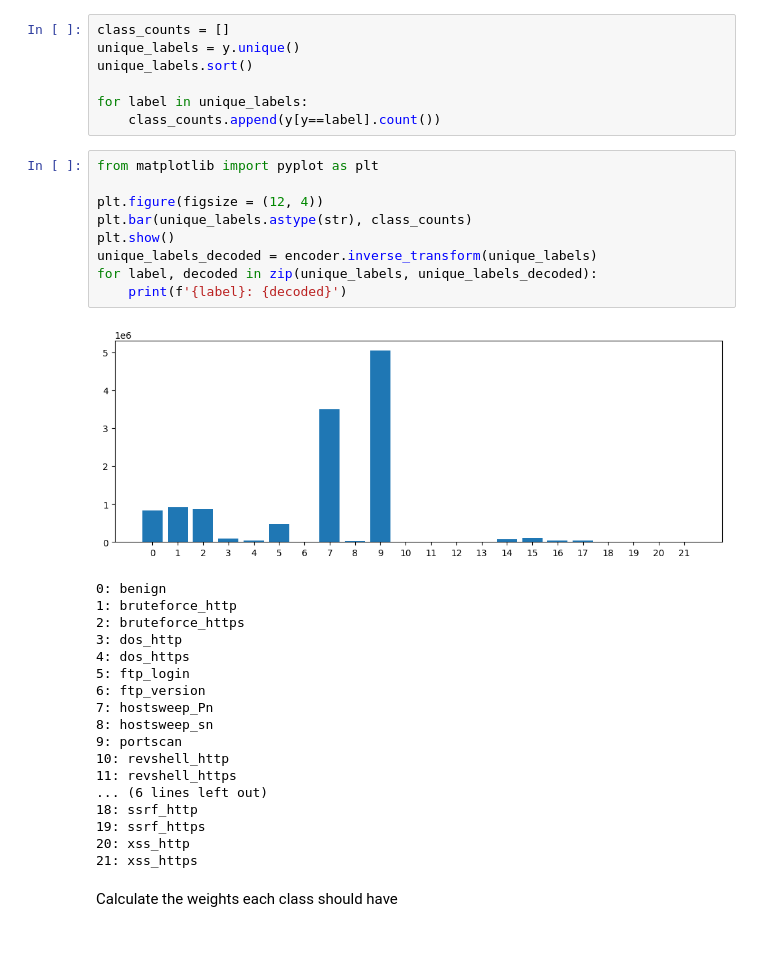
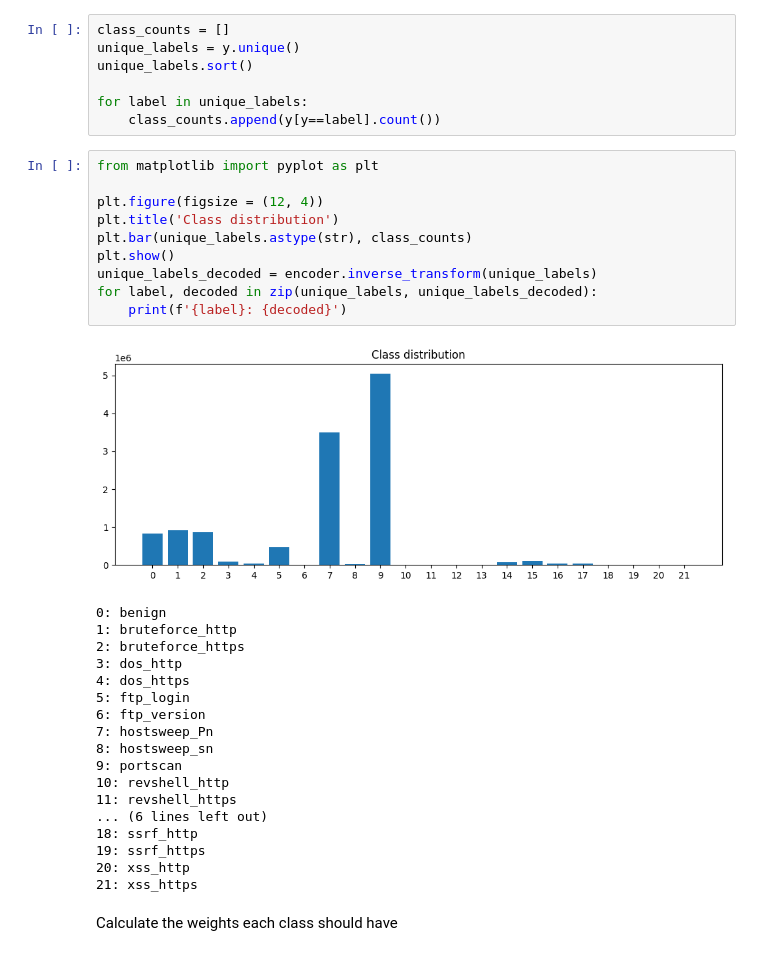
Before and after one commit to Thoalfeqar-gata/Threat-Detection-using-AI-on-web-ids23-dataset, a Jupyter notebook: main.ipynb, the cells around one changed output. Cells and saved outputs as stored; diff of their text form.

Commit message:
Added a title to the class distribution figure

```diff
--- a/main.ipynb
+++ b/main.ipynb
@@ -161,14 +161,15 @@ for label in unique_labels:
 # %%
 from matplotlib import pyplot as plt
 
 plt.figure(figsize = (12, 4))
+plt.title('Class distribution')
 plt.bar(unique_labels.astype(str), class_counts)
 plt.show()
 unique_labels_decoded = encoder.inverse_transform(unique_labels)
 for label, decoded in zip(unique_labels, unique_labels_decoded):
     print(f'{label}: {decoded}')
 # %% [output]
-[figure, old version]
+[figure, new version]
 0: benign
 1: bruteforce_http
 2: bruteforce_https
```
